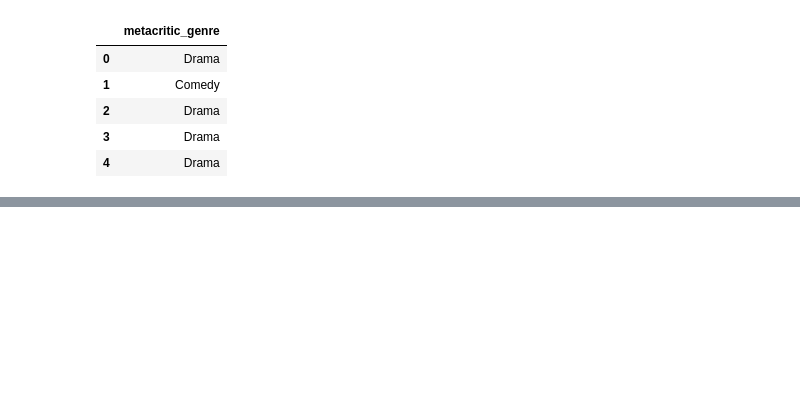
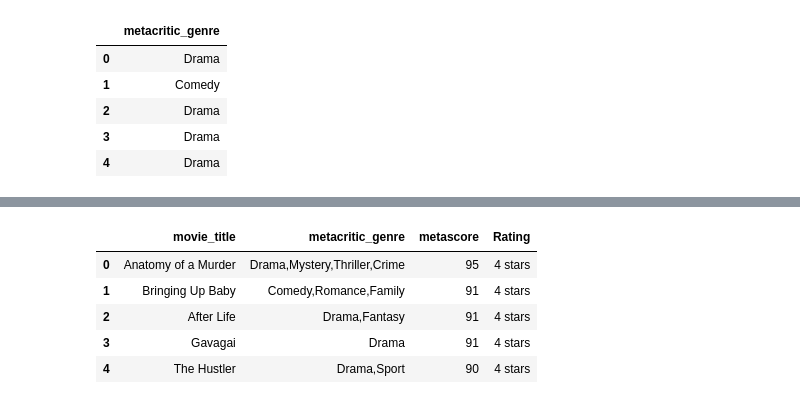
Before and after one commit to angelilucila/Group9_ETL, a Jupyter notebook: Netflix-Angeli.ipynb, the cells around one changed output, grey strips where cells are left out. Saved outputs shown, nothing was run; the diff lists cells and outputs as text; code cells hidden in the pictures; blank space fills up the shorter version.

```diff
--- a/Netflix-Angeli.ipynb
+++ b/Netflix-Angeli.ipynb
@@ -278,0 +295,29 @@ metacritic_genre_df.head()
+# %%
+# Binning by score range
+#score range legend (4 star range)
+
+# 4-Star Scale
+# Their Grade	Converts to
+# 4- 100
+# 3 -75
+# 2 - 50
+# 1 - 25
+# 0 - 0
+
+ # Create bins in which to place values based upon TED Talk views
+bins = [0, 25, 50, 75, 100]
+
+# Create labels for these bins
+group_labels = ["1 star", "2 stars", "3 stars", "4 stars"]
+
+# Place the data series into a new column inside of the DataFrame
+renamed_metascore_df["Rating"] = pd.cut(renamed_metascore_df["metascore"], bins, labels=group_labels)
+bin_df = renamed_metascore_df
+bin_df.head()
+# %% [output]
+|  | movie_title | metacritic_genre | metascore | Rating |
+| 0 | Anatomy of a Murder | Drama,Mystery,Thriller,Crime | 95 | 4 stars |
+| 1 | Bringing Up Baby | Comedy,Romance,Family | 91 | 4 stars |
+| 2 | After Life | Drama,Fantasy | 91 | 4 stars |
+| 3 | Gavagai | Drama | 91 | 4 stars |
+| 4 | The Hustler | Drama,Sport | 90 | 4 stars |
```
Also changed, not shown: parts of 6 cells of this notebook.
